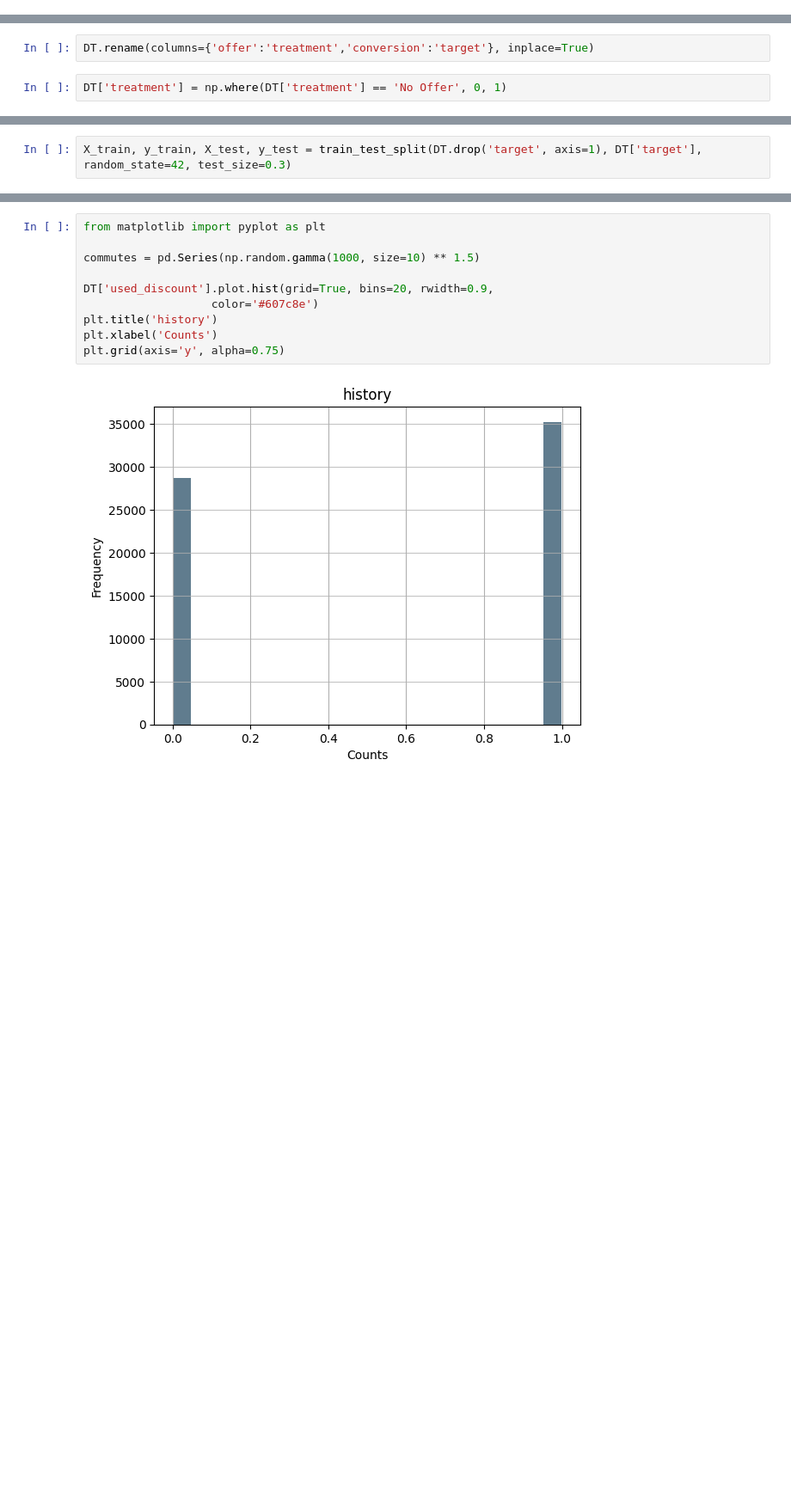
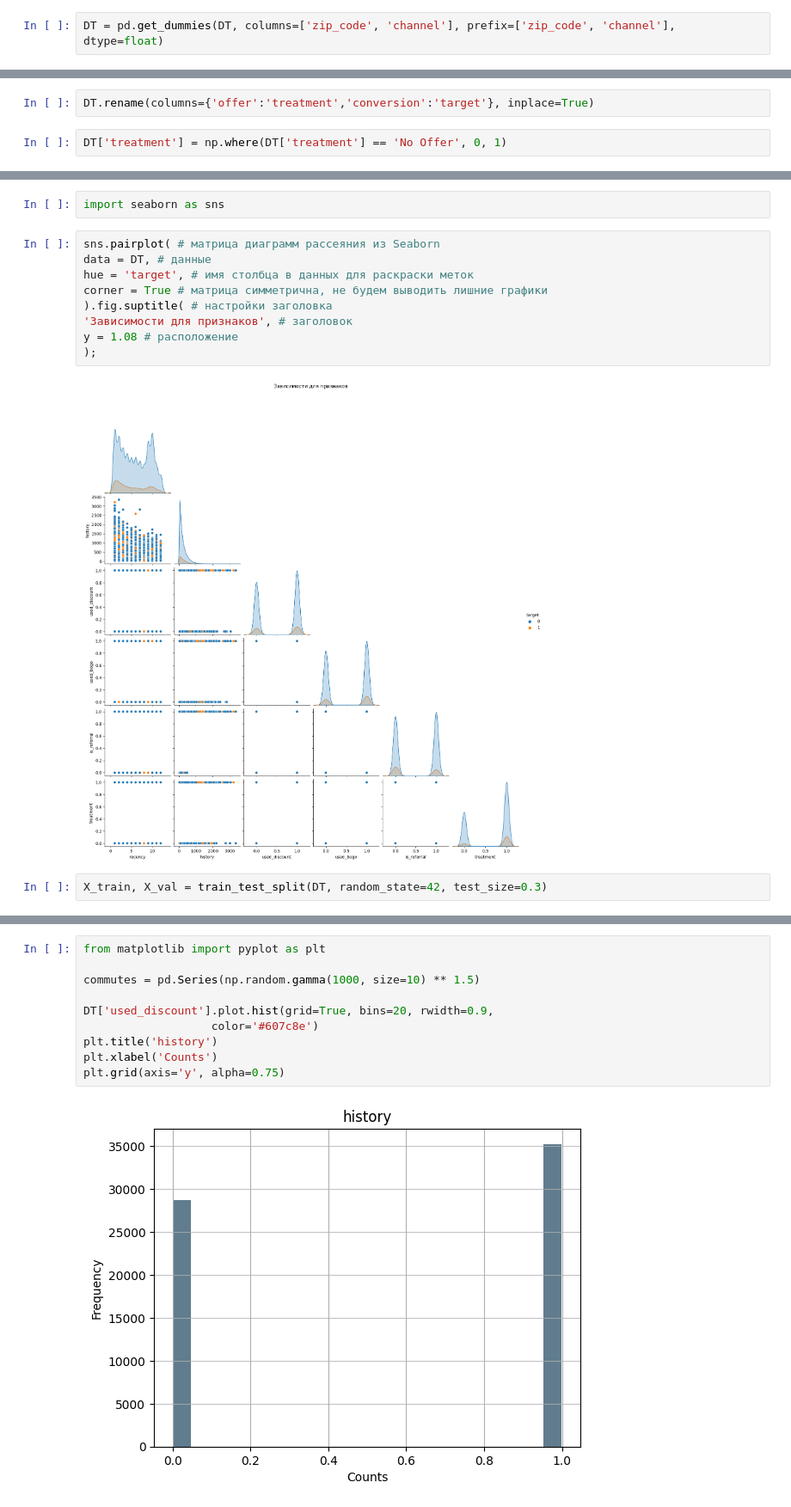
Before and after one commit to Anbionchik/Git_brain_lessons, a Jupyter notebook: Algorythms_in_business/Les4/webinar4.ipynb, the cells around one changed output, grey strips where cells are left out. Shown: that part at 86% size. Drawn from its saved outputs; the diff is of its cells as text; blank space fills up the shorter version.

```diff
--- a/Algorythms_in_business/Les4/webinar4.ipynb
+++ b/Algorythms_in_business/Les4/webinar4.ipynb
@@ -343,3 +384,5 @@ DT = pd.read_csv('HW_data.csv')
+# %%
+DT = pd.get_dummies(DT, columns=['zip_code', 'channel'], prefix=['zip_code', 'channel'], dtype=float)
 # %%
 DT.info()
 # %% [output]
@@ -366,2 +420,15 @@ DT['treatment'] = np.where(DT['treatment'] == 'No Offer', 0, 1)
+# %%
+import seaborn as sns
+# %%
+sns.pairplot( # матрица диаграмм рассеяния из Seaborn
+data = DT, # данные
+hue = 'target', # имя столбца в данных для раскраски меток
+corner = True # матрица симметрична, не будем выводить лишние графики
+).fig.suptitle( # настройки заголовка
+'Зависимости для признаков', # заголовок
+y = 1.08 # расположение
+);
+# %% [output]
+[figure, added]
 # %%
-X_train, y_train, X_test, y_test = train_test_split(DT.drop('target', axis=1), DT['target'], random_state=42, test_size=0.3)
+X_train, X_val = train_test_split(DT, random_state=42, test_size=0.3)
```
Also changed, not shown: parts of 14 cells of this notebook.
